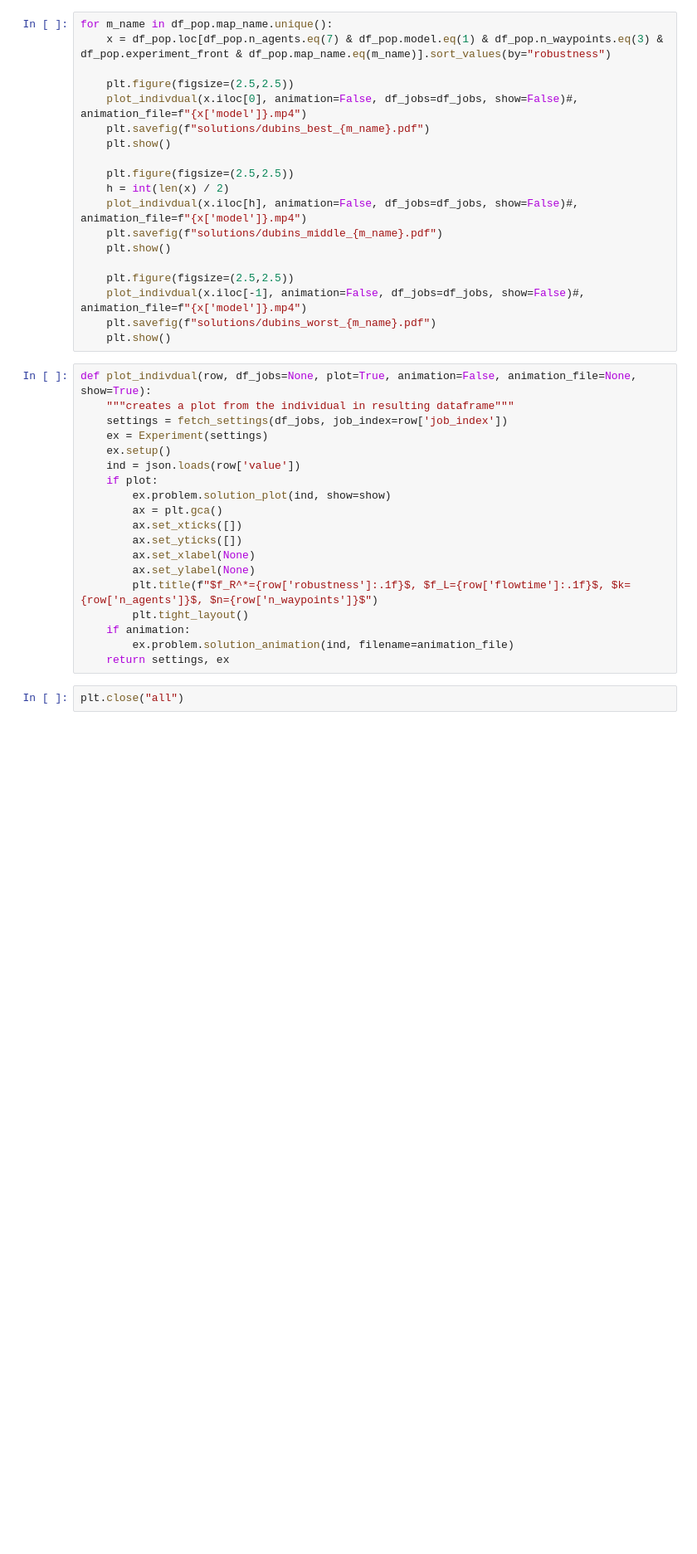
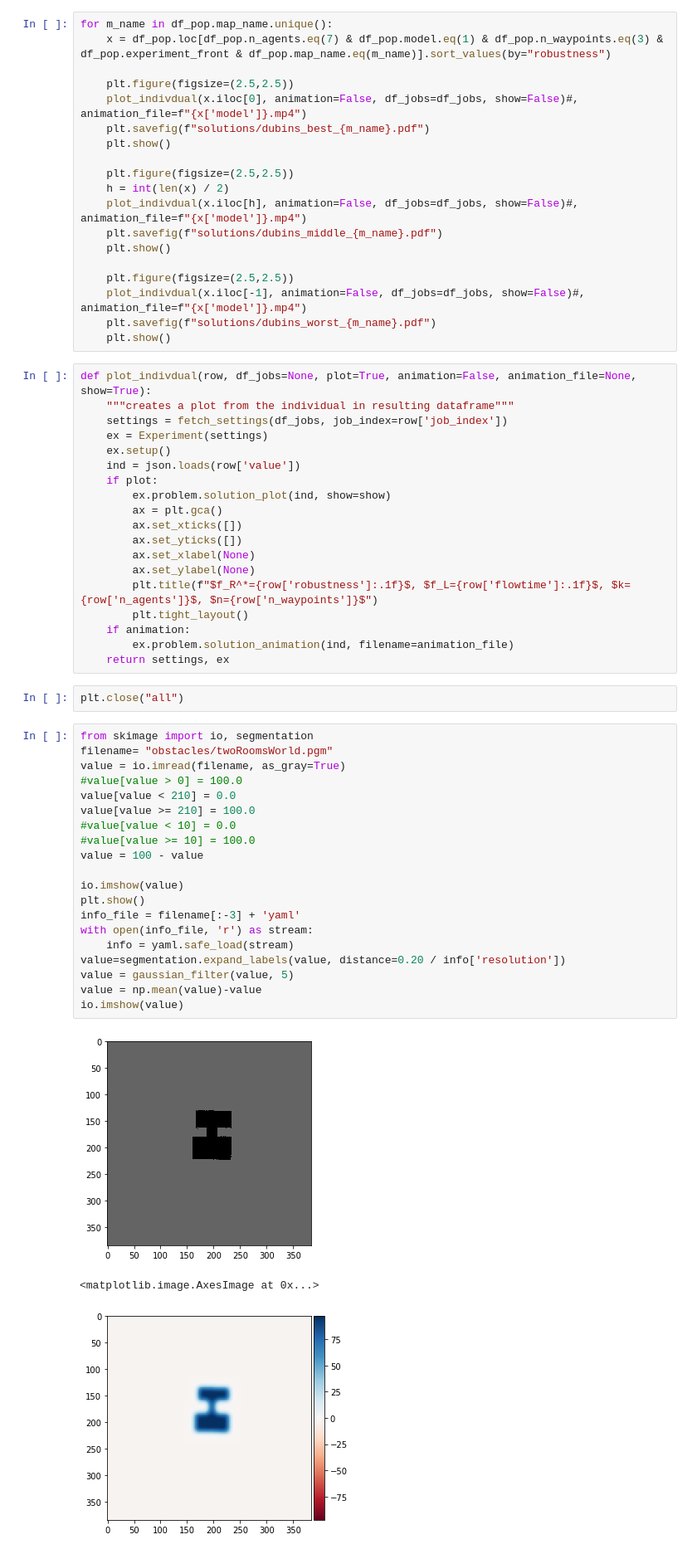
Before and after one commit to ovgu-FINken/MOMAPF-VM, a Jupyter notebook: Waypoint_Optimisation.ipynb, the cells around one changed output. Shown at 83% size. Cells and saved outputs as stored; diff of their text form; blank space fills up the shorter version.

```diff
--- a/Waypoint_Optimisation.ipynb
+++ b/Waypoint_Optimisation.ipynb
@@ -400,3 +438,27 @@ def plot_indivdual(row, df_jobs=None, plot=True, animation=False, animation_file
     return settings, ex
 # %%
 plt.close("all")
+# %%
+from skimage import io, segmentation
+filename= "obstacles/twoRoomsWorld.pgm"
+value = io.imread(filename, as_gray=True)
+#value[value > 0] = 100.0
+value[value < 210] = 0.0
+value[value >= 210] = 100.0
+#value[value < 10] = 0.0
+#value[value >= 10] = 100.0
+value = 100 - value
+
+io.imshow(value)
+plt.show()
+info_file = filename[:-3] + 'yaml'
+with open(info_file, 'r') as stream:
+    info = yaml.safe_load(stream)
+value=segmentation.expand_labels(value, distance=0.20 / info['resolution'])
+value = gaussian_filter(value, 5)
+value = np.mean(value)-value
+io.imshow(value)
+# %% [output]
+[figure, added]
+<matplotlib.image.AxesImage at 0x...>
+[figure, added]
```
Also changed, not shown: parts of 12 cells of this notebook, 5 other files.
